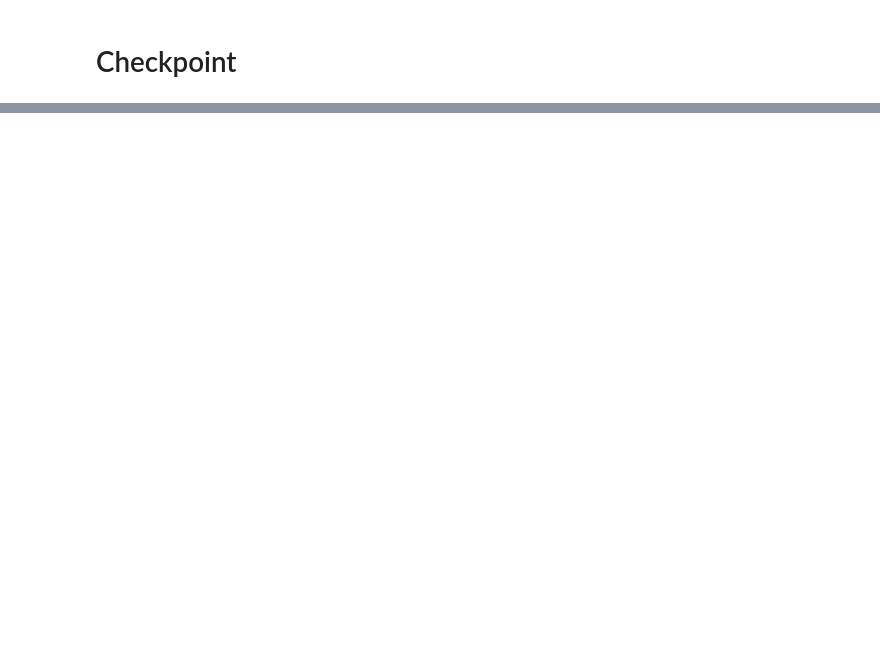
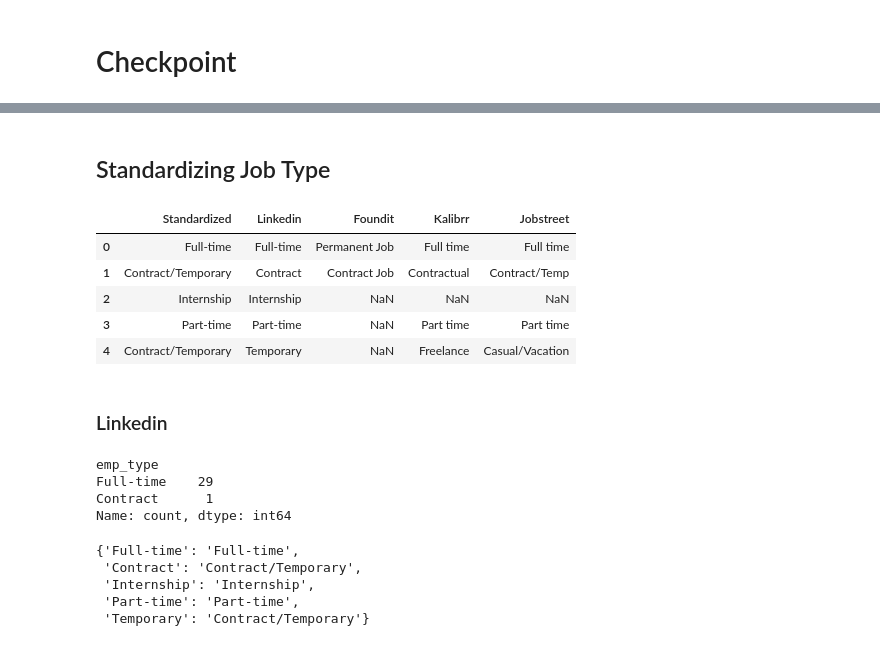
Before and after one commit to KyleCarlo/Job-Recommender-System, a Jupyter notebook: Scraping Notebook.ipynb, the cells around one changed output, grey strips where cells are left out. Drawn from its saved outputs; the diff is of its cells as text; code cells hidden in the pictures; blank space fills up the shorter version.

```diff
--- a/Scraping Notebook.ipynb
+++ b/Scraping Notebook.ipynb
@@ -538,0 +914,18 @@ kalibrr_df = pd.read_csv('kalibrr.csv')
+# %% [markdown]
+## Standardizing Job Type
+# %%
+sheet_id = "1FJgg2JWrKfzyWbi-76vKcR1dm-q6RwCAipobzotr_Eg"
+sheet_name = "Job_Type"
+
+url= f"https://docs.google.com/spreadsheets/d/{sheet_id}/gviz/tq?tqx=out:csv&sheet={sheet_name}"
+
+df_job_type = pd.read_csv(url)
+
+df_job_type
+# %% [output]
+|  | Standardized | Linkedin | Foundit | Kalibrr | Jobstreet |
+| 0 | Full-time | Full-time | Permanent Job | Full time | Full time |
+| 1 | Contract/Temporary | Contract | Contract Job | Contractual | Contract/Temp |
+| 2 | Internship | Internship | NaN | NaN | NaN |
+| 3 | Part-time | Part-time | NaN | Part time | Part time |
+| 4 | Contract/Temporary | Temporary | NaN | Freelance | Casual/Vacation |
@@ -538,0 +940,9 @@ kalibrr_df = pd.read_csv('kalibrr.csv')
+# %% [markdown]
+### Linkedin
+# %%
+linkedin_df['emp_type'].value_counts()
+# %% [output]
+emp_type
+Full-time    29
+Contract      1
+Name: count, dtype: int64
@@ -538,0 +963,14 @@ kalibrr_df = pd.read_csv('kalibrr.csv')
+# %%
+linkedin_stand_type = dict(zip(
+    df_job_type.dropna(subset=['Linkedin', 'Standardized'])['Linkedin'],
+    df_job_type.dropna(subset=['Linkedin', 'Standardized'])['Standardized']
+))
+
+
+dict(list(linkedin_stand_type.items())[:5])
+# %% [output]
+{'Full-time': 'Full-time',
+ 'Contract': 'Contract/Temporary',
+ 'Internship': 'Internship',
+ 'Part-time': 'Part-time',
+ 'Temporary': 'Contract/Temporary'}
```
Also changed, not shown: parts of 66 cells of this notebook.
